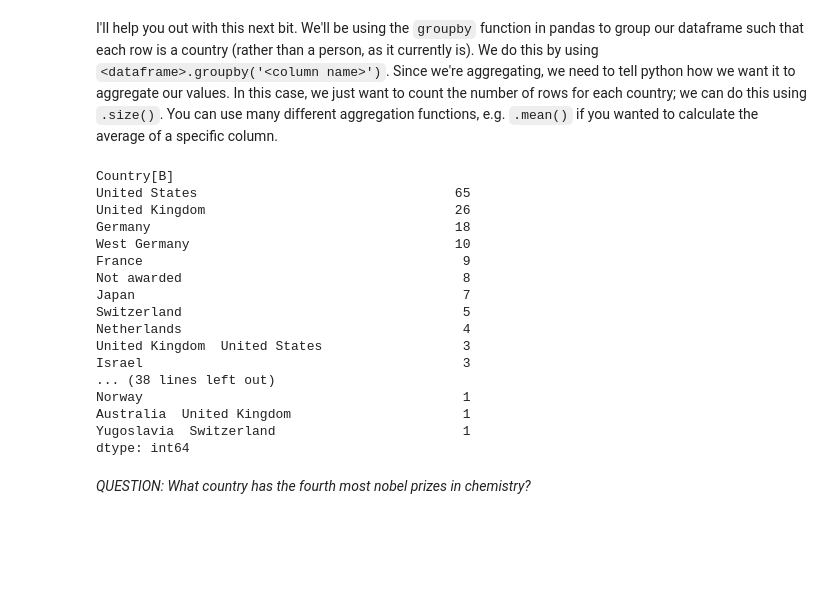
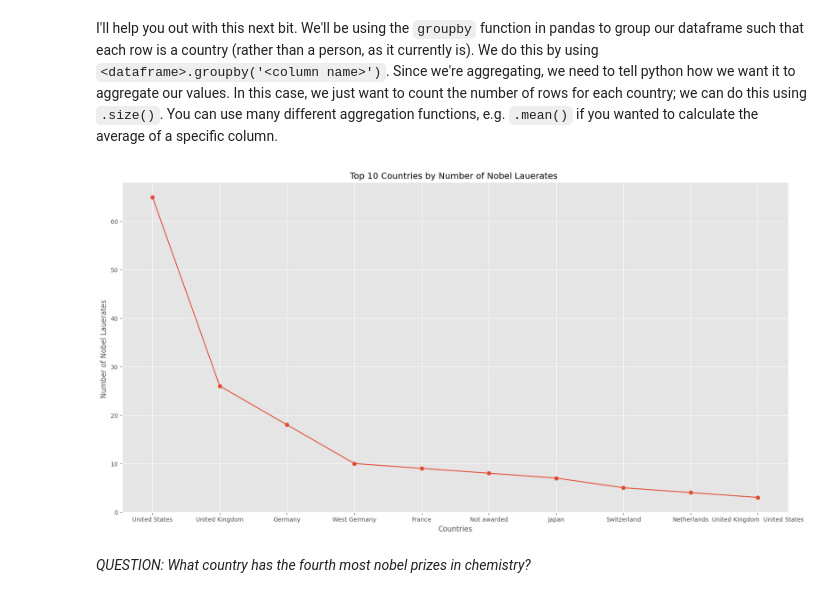
Before and after one commit to yuenxyeng/QM2, a Jupyter notebook: Copy_of_W2_Working_with_Data_in_Pandas.ipynb, the cells around one changed output. Saved outputs shown, nothing was run; the diff lists cells and outputs as text; code cells hidden in the pictures; blank space fills up the shorter version.

```diff
--- a/Copy_of_W2_Working_with_Data_in_Pandas.ipynb
+++ b/Copy_of_W2_Working_with_Data_in_Pandas.ipynb
@@ -525,12 +538,10 @@ And there we have it; a nicely formatted dataframe ready for analysis, straight
 Using the following URL https://en.wikipedia.org/wiki/List_of_Nobel_laureates_in_Chemistry create a plot of the top 10 countries in terms of nobel laureates. First, follow the steps below:
 # %%
 url='https://en.wikipedia.org/wiki/List_of_Nobel_laureates_in_Chemistry'
-tables=pandas.read_html(url)
-print(tables)
-chemtables= tables [0]
-chemtables
-
-# select the first dataframe from this list and call it chem
+chemtables=pandas.read_html(url)
+print(chemtables)
+chem=tables [0]
+chem
 # %% [output]
 [     Year Image                               Laureate[A]      Country[B]  \
 0    1901   NaN  Jacobus Henricus van 't Hoff (1852–1911)     Netherlands
@@ -564,26 +575,25 @@ chemtables
 202 rows × 6 columns
 # %% [markdown]
 I'll help you out with this next bit. We'll be using the `groupby` function in pandas to group our dataframe such that each row is a country (rather than a person, as it currently is). We do this by using `<dataframe>.groupby('<column name>')`. Since we're aggregating, we need to tell python how we want it to aggregate our values. In this case, we just want to count the number of rows for each country; we can do this using `.size()`. You can use many different aggregation functions, e.g. `.mean()` if you wanted to calculate the average of a specific column.
-# %%
-countries=chemtables.groupby('Country[B]').size()
-countries.sort_values(ascending=False)
-# %% [output]
-Country[B]
-United States                                 65
-United Kingdom                                26
-Germany                                       18
-West Germany                                  10
-France                                         9
-Not awarded                                    8
-Japan                                          7
-Switzerland                                    5
-Netherlands                                    4
-United Kingdom  United States                  3
-Israel                                         3
-... (38 lines left out)
-Norway                                         1
-Australia  United Kingdom                      1
-Yugoslavia  Switzerland                        1
-dtype: int64
+# %%
+countries=chem.groupby('Country[B]').size()
+countries.sort_values(ascending=False)
+import pandas as pd
+import matplotlib.pyplot as plt
+%matplotlib inline
+plt.style.use('ggplot')
+pylab.rcParams['figure.figsize'] = (20., 10.)
+
+countries = chem.groupby('Country[B]').size()
+sorted_countries = countries.sort_values(ascending=False)
+top_10_countries = sorted_countries.head(10)
+
+plt.plot(top_10_countries.index, top_10_countries.values, marker='o', linestyle='-')
+plt.xlabel('Countries')
+plt.ylabel('Number of Nobel Lauerates ')
+plt.title('Top 10 Countries by Number of Nobel Lauerates ')
+plt.show()
+# %% [output]
+[figure, added]
 # %% [markdown]
 *QUESTION: What country has the fourth most nobel prizes in chemistry?*
```
Also changed, not shown: parts of 3 cells of this notebook.
